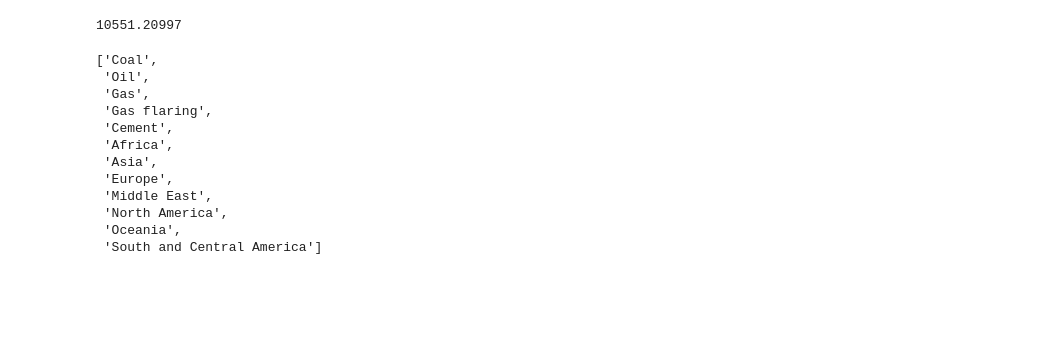
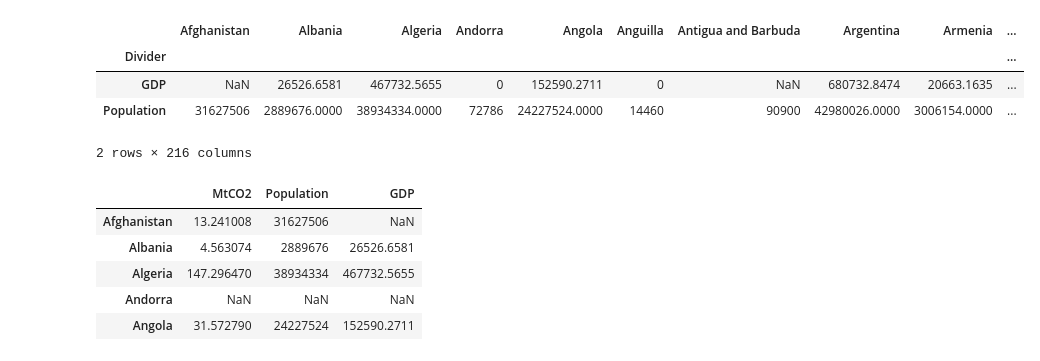
Before and after one commit to KatiRG/CO2Sankey, a Jupyter notebook: Build_sumup_3levels.ipynb, the cells around one changed output. Cells and saved outputs as stored; diff of their text form; code cells hidden in the pictures; blank space fills up the shorter version.

```diff
--- a/Build_sumup_3levels.ipynb
+++ b/Build_sumup_3levels.ipynb
@@ -5,10 +13,15 @@ import collections
 # %%
+# Define CSV files for sources and dividers
 Sources = collections.OrderedDict()
 Sources['Coal'] = 'coal.csv'
 Sources['Oil']='oil.csv'
 Sources['Gas']='gas.csv'
 Sources['Gas flaring']='flaring.csv'
 Sources['Cement']='cement.csv'
+
+Dividers = collections.OrderedDict()
+Dividers['GDP']='gdp.csv'
+Dividers['Population']='population.csv'
 # %%
 # Those regions are defined following Emissions application http://www.globalcarbonatlas.org
 # Added 'Lesotho', 'Liechtenstein' that are present in csv file but not in Emissions application
@@ -177,19 +107,44 @@ dtype: float64
-# %%
-df[Regions['Asia']].sum(axis=1)['Coal']
-# %% [output]
-10551.20997
-# %%
-Sources.keys()+Regions.keys()
-# %% [output]
-['Coal',
- 'Oil',
- 'Gas',
- 'Gas flaring',
- 'Cement',
- 'Africa',
- 'Asia',
- 'Europe',
- 'Middle East',
- 'North America',
- 'Oceania',
- 'South and Central America']
+# %%
+# Create dataframe for Dividers: dfD
+
+year = 2014
+# Read all csv files and create a dataframe from selected year and selected fields
+dfD = pd.DataFrame()
+for key in Dividers.keys():
+    df_full = pd.read_csv('files_csv/' + Dividers[key], delimiter=';', index_col=0)
+    df_select = df_full.loc[year][:]
+    df_select['Divider'] = key
+    dfD = dfD.append(df_select)
+dfD.set_index('Divider', inplace=True)
+
+# Drop already integrated regions 'Africa', 'Asia', ... and others unwanted ('OECD', 'EU28', ...)
+dfD = dfD.drop(Regions.keys()+Others, axis=1, errors='ignore')
+dfD
+# %% [output]
+|  | Afghanistan | Albania | Algeria | Andorra | Angola | Anguilla | Antigua and Barbuda | Argentina | Armenia | ... |
+| Divider |  |  |  |  |  |  |  |  |  | ... |
+| GDP | NaN | 26526.6581 | 467732.5655 | 0 | 152590.2711 | 0 | NaN | 680732.8474 | 20663.1635 | ... |
+| Population | 31627506 | 2889676.0000 | 38934334.0000 | 72786 | 24227524.0000 | 14460 | 90900 | 42980026.0000 | 3006154.0000 | ... |
+2 rows × 216 columns
+# %%
+# Create a statistical dataframe: df_stats
+
+# Sum all sources
+df_stats = pd.concat([dfS.sum()], axis=1)
+df_stats.rename(columns={0: 'MtCO2'}, inplace=True)
+
+# Concatenate dividers
+df_stats = pd.concat([df_stats, dfD.loc['Population']], axis=1)
+df_stats = pd.concat([df_stats, dfD.loc['GDP']], axis=1)
+
+# When GDP == 0 set to undefined
+df_stats[df_stats['GDP'] == 0 ] = np.nan
+
+df_stats.head()
+# %% [output]
+|  | MtCO2 | Population | GDP |
+| Afghanistan | 13.241008 | 31627506 | NaN |
+| Albania | 4.563074 | 2889676 | 26526.6581 |
+| Algeria | 147.296470 | 38934334 | 467732.5655 |
+| Andorra | NaN | NaN | NaN |
+| Angola | 31.572790 | 24227524 | 152590.2711 |
```
Also changed, not shown: parts of 14 cells of this notebook, 2 other files.
